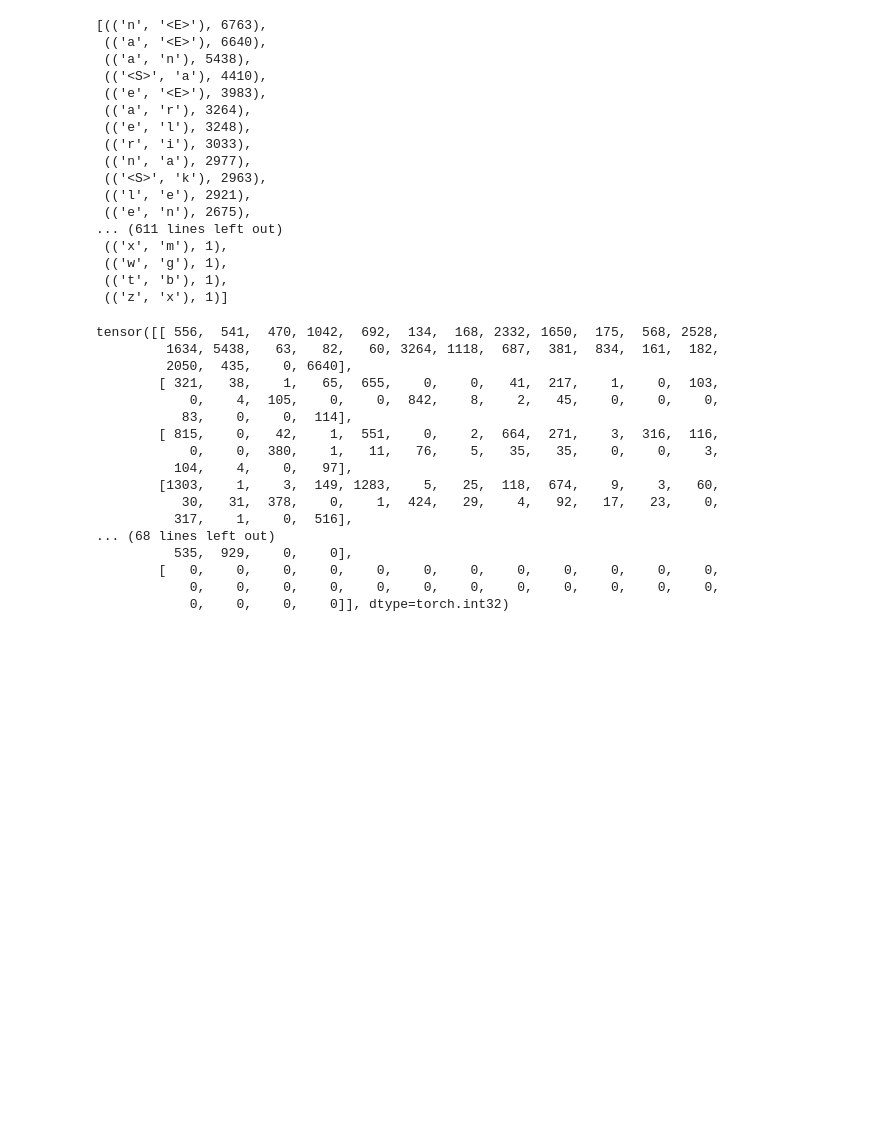
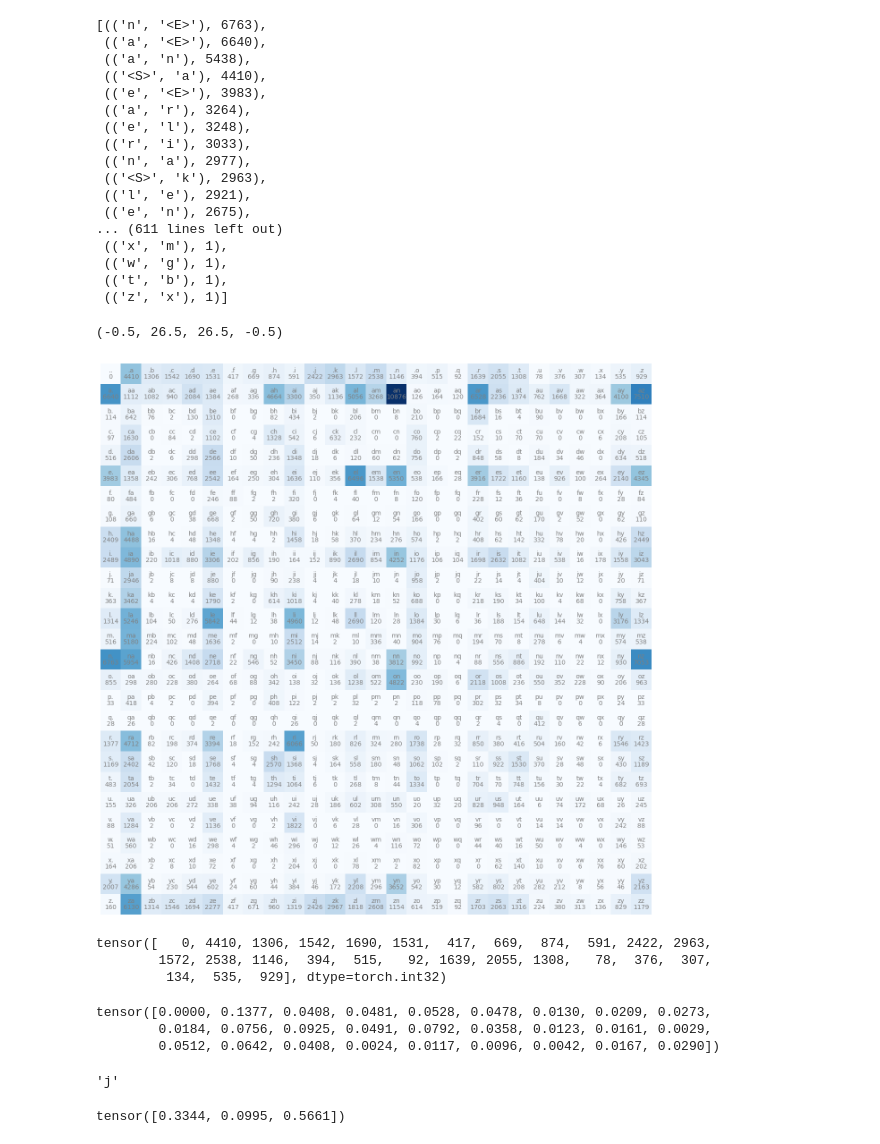
Before and after one commit to vimalvijay82/NeuralNet-makemore, a Jupyter notebook: makemore.ipynb, the cells around one changed output. Saved outputs shown, nothing was run; the diff lists cells and outputs as text; code cells hidden in the pictures; blank space fills up the shorter version.

```diff
--- a/makemore.ipynb
+++ b/makemore.ipynb
@@ -55,36 +55,57 @@ sorted(b.items(), key = lambda kv: -kv[1])
 # %%
 import torch
 # %%
-N = torch.zeros((28, 28), dtype = torch.int32)
+N = torch.zeros((27, 27), dtype = torch.int32)
 # %%
 chars = sorted(list(set(''.join(words))))
-stoi = {s:i for i,s in enumerate(chars)}
-stoi['<S>'] = 26
-stoi['<E>'] = 27
+stoi = {s:i+1 for i,s in enumerate(chars)}
+stoi['.'] = 0
+itos = {i:s for s,i in stoi.items()}
 # %%
 for w in words:
-    chs = ['<S>'] + list(w) + ['<E>']
+    chs = ['.'] + list(w) + ['.']
     for ch1, ch2 in zip(chs, chs[1:]):
         ix1 = stoi[ch1]
         ix2 = stoi[ch2]
         N[ix1, ix2] += 1
+# %%
+import matplotlib.pyplot as plt
+%matplotlib inline
+
+plt.figure(figsize=(16,16))
+plt.imshow(N, cmap='Blues')
+for i in range(27):
+    for j in range(27):
+        chstr = itos[i] + itos[j]
+        plt.text(j, i, chstr, ha="center", va="bottom", color='gray')
+        plt.text(j, i, N[i, j].item(), ha="center", va="top", color='gray')
+plt.axis('off')
+# %% [output]
+(-0.5, 26.5, 26.5, -0.5)
+[figure, added]
 # %%
-N
+N[0]
 # %% [output]
-tensor([[ 556,  541,  470, 1042,  692,  134,  168, 2332, 1650,  175,  568, 2528,
-         1634, 5438,   63,   82,   60, 3264, 1118,  687,  381,  834,  161,  182,
-         2050,  435,    0, 6640],
-        [ 321,   38,    1,   65,  655,    0,    0,   41,  217,    1,    0,  103,
-            0,    4,  105,    0,    0,  842,    8,    2,   45,    0,    0,    0,
-           83,    0,    0,  114],
-        [ 815,    0,   42,    1,  551,    0,    2,  664,  271,    3,  316,  116,
-            0,    0,  380,    1,   11,   76,    5,   35,   35,    0,    0,    3,
-          104,    4,    0,   97],
-        [1303,    1,    3,  149, 1283,    5,   25,  118,  674,    9,    3,   60,
-           30,   31,  378,    0,    1,  424,   29,    4,   92,   17,   23,    0,
-          317,    1,    0,  516],
-... (68 lines left out)
-          535,  929,    0,    0],
-        [   0,    0,    0,    0,    0,    0,    0,    0,    0,    0,    0,    0,
-            0,    0,    0,    0,    0,    0,    0,    0,    0,    0,    0,    0,
-            0,    0,    0,    0]], dtype=torch.int32)
+tensor([   0, 4410, 1306, 1542, 1690, 1531,  417,  669,  874,  591, 2422, 2963,
+        1572, 2538, 1146,  394,  515,   92, 1639, 2055, 1308,   78,  376,  307,
+         134,  535,  929], dtype=torch.int32)
+# %%
+p = N[0].float()
+p = p / p.sum()
+p
+# %% [output]
+tensor([0.0000, 0.1377, 0.0408, 0.0481, 0.0528, 0.0478, 0.0130, 0.0209, 0.0273,
+        0.0184, 0.0756, 0.0925, 0.0491, 0.0792, 0.0358, 0.0123, 0.0161, 0.0029,
+        0.0512, 0.0642, 0.0408, 0.0024, 0.0117, 0.0096, 0.0042, 0.0167, 0.0290])
+# %%
+g = torch.Generator().manual_seed(2147483647)
+ix = torch.multinomial(p, num_samples=1, replacement = True, generator=g).item()
+itos[ix]
+# %% [output]
+'j'
+# %%
+p = torch.rand(3, generator=g)
+p = p / p.sum()
+p
+# %% [output]
+tensor([0.3344, 0.0995, 0.5661])
```
